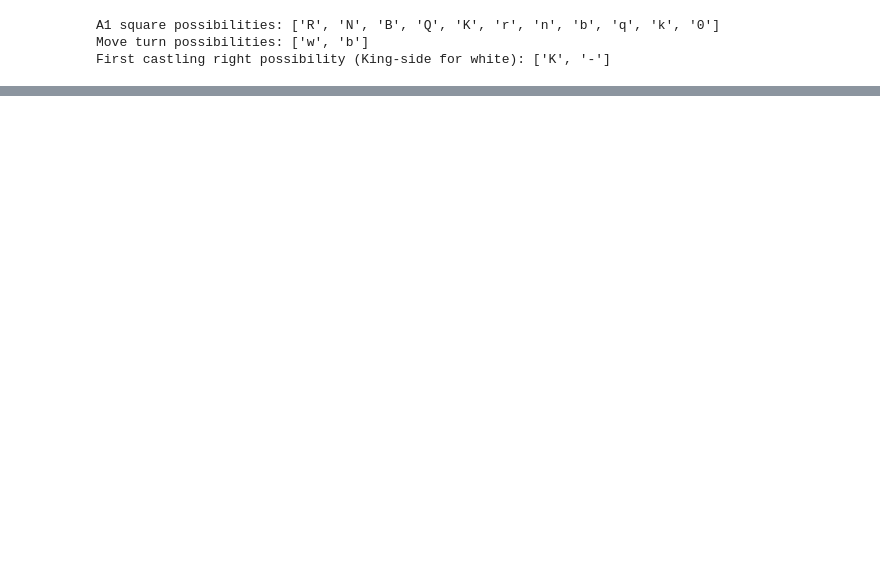
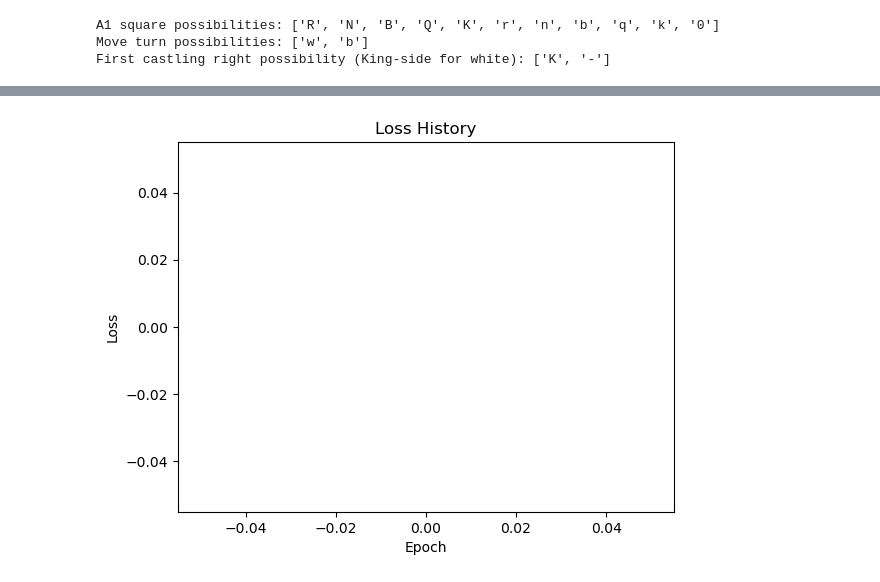
Before and after one commit to Synchronicity89/ChessPython, a Jupyter notebook: src/torch_kjbCat.ipynb, the cells around one changed output, grey strips where cells are left out. Saved outputs shown, nothing was run; the diff lists cells and outputs as text; code cells hidden in the pictures; blank space fills up the shorter version.

```diff
--- a/src/torch_kjbCat.ipynb
+++ b/src/torch_kjbCat.ipynb
@@ -751,0 +602,42 @@ train_loader, val_loader = create_dataloaders(X, y)
+# %%
+
+# create the neural network
+neuralNetwork = NeuralNetwork()
+neuralNetwork.to(device)
+
+# create the loss function
+criterion = nn.MSELoss()
+
+# create the optimizer
+optimizer = optim.Adam(neuralNetwork.parameters(), lr=0.0018)
+
+# train the neural network
+lossHistory = []
+# for epoch in range(1500):
+#     for i, data in enumerate(train_loader, 0):
+#         inputs, labels = data
+#         inputs = inputs.to(device)
+#         labels = labels.to(device)
+#         optimizer.zero_grad()
+#         outputs = neuralNetwork(inputs.float())
+#         loss = criterion(outputs.float(), labels.float())
+#         loss.backward()
+#         optimizer.step()
+#     lossHistory.append(loss.item())
+#     print("Epoch: ", epoch, " Loss: ", loss.item())
+
+# # save the neural network
+# torch.save(neuralNetwork.state_dict(), "model.pt")
+
+# # save the loss history
+# lossHistory = pd.DataFrame(lossHistory, columns=["Loss"])
+# lossHistory.to_csv("loss_history.csv", index=False)
+
+# plot the loss history
+plt.plot(lossHistory)
+plt.xlabel("Epoch")
+plt.ylabel("Loss")
+plt.title("Loss History")
+plt.show()
+# %% [output]
+[figure, added]
```
Also changed, not shown: parts of 24 cells of this notebook, 5 other files.
